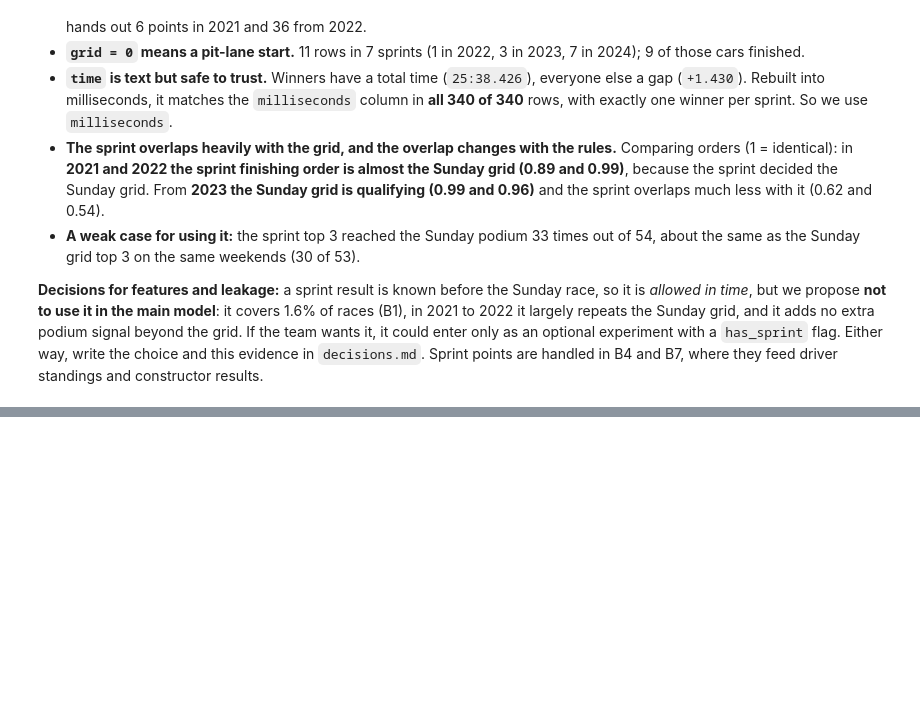
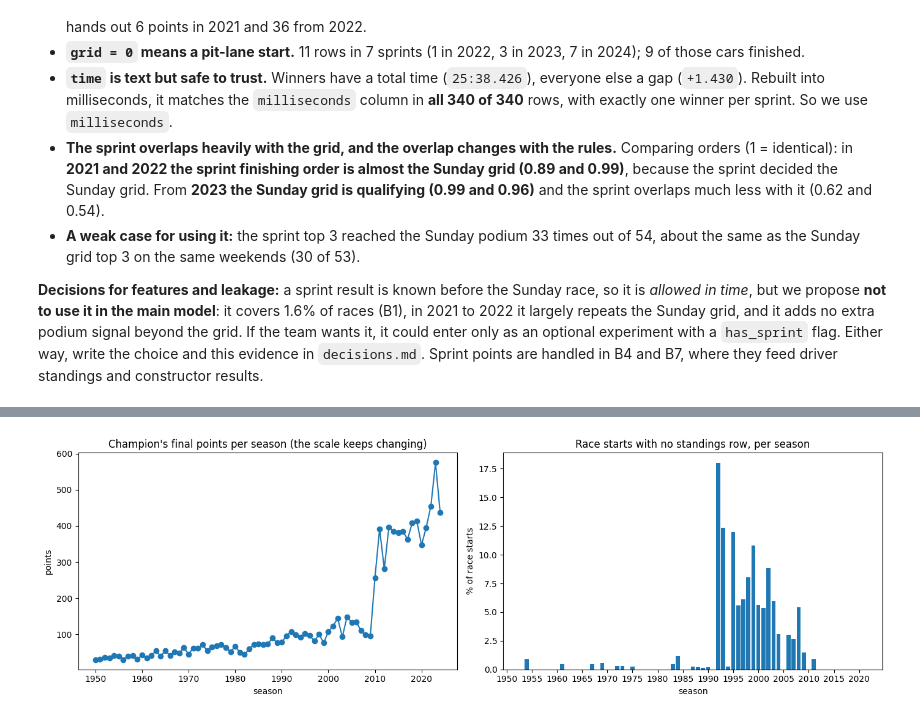
Before and after one commit to sal-tarek/ACL_F1_Predictions, a Jupyter notebook: sasa-dany-ms1-pre-cleaning.ipynb, the cells around one changed output, grey strips where cells are left out. Cells and saved outputs as stored; diff of their text form; code cells hidden in the pictures; blank space fills up the shorter version.

Commit message:
B3: driver_standings - running totals, 'D' row for Schumacher 1997, 22 decimal-points races, 469 starts without a row (mostly 1990-2009)

```diff
--- a/sasa-dany-ms1-pre-cleaning.ipynb
+++ b/sasa-dany-ms1-pre-cleaning.ipynb
@@ -1516,0 +1522,91 @@ Sunday grid top-3 who finished on the podium (same weekends): 30 of 53
+# %%
+# ==========================================================================================
+# B3 · driver_standings: profile, keys, what one row means, odd values, and which drivers are missing
+# ==========================================================================================
+
+# Why: driver_standings is the championship table AFTER each race (to be proven in B4). Before we think about using it,
+# we must know what one row means, whether every driver has a row, and which values look strange.
+ds = as_num(raw["driver_standings"])     # exploring copy of driver_standings (raw stays untouched)
+ds["year"] = year_of(ds)                 # the season of each row
+ds = ds.merge(races[["raceId", "round", "name"]], on="raceId")   # add the round number and race name (copy)
+ds = ds.sort_values(["year", "driverId", "round"])               # one driver's season in race order
+
+# ---------- 1. Profile card, keys and links ----------
+display(profile("driver_standings"))
+print(pk_check("driver_standings", ["driverStandingsId"]))        # the table's own id
+print(pk_check("driver_standings", ["raceId", "driverId"]))       # one row per driver per race? (the grain we need)
+drivers_ids = set(raw["drivers"].driverId.astype(int))
+print("driverId values that are not in drivers:", len(set(ds.driverId) - drivers_ids),
+      "| raceId values that are not in races:", len(set(ds.raceId) - set(races.raceId)),
+      "| races with no standings at all:", len(set(races.raceId) - set(ds.raceId)), "of", len(races))
+
+# ---------- 2. Grain: a driver's row is a running total, not "who raced today" ----------
+race_rows = results[["raceId", "driverId"]].astype(int)                                  # who actually started each race
+rows_per_race = pd.DataFrame({"standings rows": ds.groupby("raceId").size(), "race starters": race_rows.groupby("raceId").size()})
+rows_per_race["decade"] = rows_per_race.index.map(YEAR) // 10 * 10
+display(rows_per_race.groupby("decade").median().astype(int))                            # typical rows per race, by decade
+both = ds[["raceId", "driverId"]].merge(race_rows.assign(started=1), on=["raceId", "driverId"], how="outer", indicator=True)
+print("Standings rows for a driver who did NOT start that race:", int((both._merge == "left_only").sum()),
+      "| race starters with NO standings row:", int((both._merge == "right_only").sum()))
+
+# ---------- 3. position and positionText ----------
+order = ds.groupby("raceId").position.agg(["min", "max", "nunique", "size"])             # positions must run 1..n with no repeats
+print("position is exactly 1..n in every race:", int(((order["min"] == 1) & (order["max"] == order["size"]) & (order["nunique"] == order["size"])).sum()),
+      "of", len(order), "races")
+as_number = pd.to_numeric(ds.positionText, errors="coerce")                              # text -> number, text like "D" becomes NaN
+odd = ds[as_number != ds.position]
+print("Rows where positionText is not the same number as position:", len(odd))
+display(odd[["year", "round", "name", "driverId", "points", "position", "positionText", "wins"]])
+last_two = ds[(ds.driverId == odd.driverId.iloc[0]) & (ds.year == odd.year.iloc[0])].tail(2)   # the same driver one race earlier
+display(last_two[["round", "points", "position", "positionText"]])
+tie = ds[ds.points > 0].sort_values(["raceId", "position"])                              # who is placed above whom when points are equal?
+tie["next_points"] = tie.groupby("raceId").points.shift(-1)
+tie["next_wins"] = tie.groupby("raceId").wins.shift(-1)
+tied = tie[tie.points == tie.next_points]
+print("Neighbours with equal points:", len(tied), "| the higher-placed one has at least as many wins:", int((tied.wins >= tied.next_wins).sum()),
+      "| strictly more wins:", int((tied.wins > tied.next_wins).sum()))
+
+# ---------- 4. points and wins: decimals and the running-total check ----------
+print("points range:", ds.points.min(), "to", ds.points.max(), "| wins range:", ds.wins.min(), "to", ds.wins.max(),
+      "| rows with a decimal in points:", int((ds.points % 1 != 0).sum()))
+ds["gain"] = ds.groupby(["year", "driverId"]).points.diff().fillna(ds.points)           # points added by this one race
+fraction_races = ds[ds.gain % 1 != 0].groupby(["year", "round", "name"]).size().rename("drivers with a decimal gain")
+display(fraction_races.reset_index())                                                    # the races where a decimal was added
+ds["wins_gain"] = ds.groupby(["year", "driverId"]).wins.diff().fillna(ds.wins)
+ds["round_jump"] = ds.groupby(["year", "driverId"])["round"].diff()                      # 1 = the driver is in every round
+print("A driver's points ever go DOWN during a season:", int((ds.gain < 0).sum()),
+      "| wins ever go down:", int((ds.wins_gain < 0).sum()),
+      "| a driver skips a round and comes back:", int((ds.round_jump > 1).sum()))
+
+# ---------- 5. Which drivers are missing? (the same idea as the empty cells of B1) ----------
+res = race_rows.copy()
+res["year"] = res.raceId.map(YEAR)
+res = res.merge(races[["raceId", "round"]], on="raceId")
+res = res.merge(ds[["raceId", "driverId"]].assign(has_row=1), on=["raceId", "driverId"], how="left")
+res["has_row"] = res.has_row.fillna(0).astype(bool)
+missing_by_year = (1 - res.groupby("year").has_row.mean()) * 100                         # % of race starts with no standings row
+by_decade = (1 - res.groupby(res.year // 10 * 10).has_row.mean()) * 100
+print("Race starts with no standings row, by decade (%):", by_decade.round(1).to_dict())
+scored = results[["raceId", "driverId", "points"]].astype({"raceId": int, "driverId": int, "points": float})
+scored = scored[scored.points > 0].merge(res[["raceId", "driverId", "has_row"]], on=["raceId", "driverId"])
+print("Race starts that scored points but have NO standings row:", int((~scored.has_row).sum()), "of", len(scored))
+print("Race starts that are round 1 (no earlier standings in the same season):", int((res["round"] == 1).sum()), "of", len(res),
+      "| round-1 races:", int((races["round"] == 1).sum()), "of", len(races))
+
+# ---------- 6. Plots (saved for the report) ----------
+last_round = races.sort_values("round").groupby("year").raceId.last()                   # the last race of each season
+champion = ds[ds.raceId.isin(last_round) & (ds.position == 1)].set_index("year").points  # the champion's final points
+os.makedirs("figures", exist_ok=True)
+fig, ax = plt.subplots(1, 2, figsize=(14, 4.5))
+champion.plot(ax=ax[0], marker="o", title="Champion's final points per season (the scale keeps changing)")
+ax[0].set_xlabel("season")
+ax[0].set_ylabel("points")
+missing_by_year.plot.bar(ax=ax[1], width=0.8, title="Race starts with no standings row, per season")
+ax[1].set_xlabel("season")
+ax[1].set_ylabel("% of race starts")
+ax[1].set_xticks(range(0, len(missing_by_year), 5))
+ax[1].set_xticklabels(missing_by_year.index[::5], rotation=0)
+plt.tight_layout()
+plt.savefig("figures/B3_driver_standings.png", dpi=120, bbox_inches="tight")
+plt.show()
+# %% [output]
@@ -1516,0 +1665 @@ Sunday grid top-3 who finished on the podium (same weekends): 30 of 53
+[figure, added]
```
Also changed, not shown: parts of 3 cells of this notebook.
